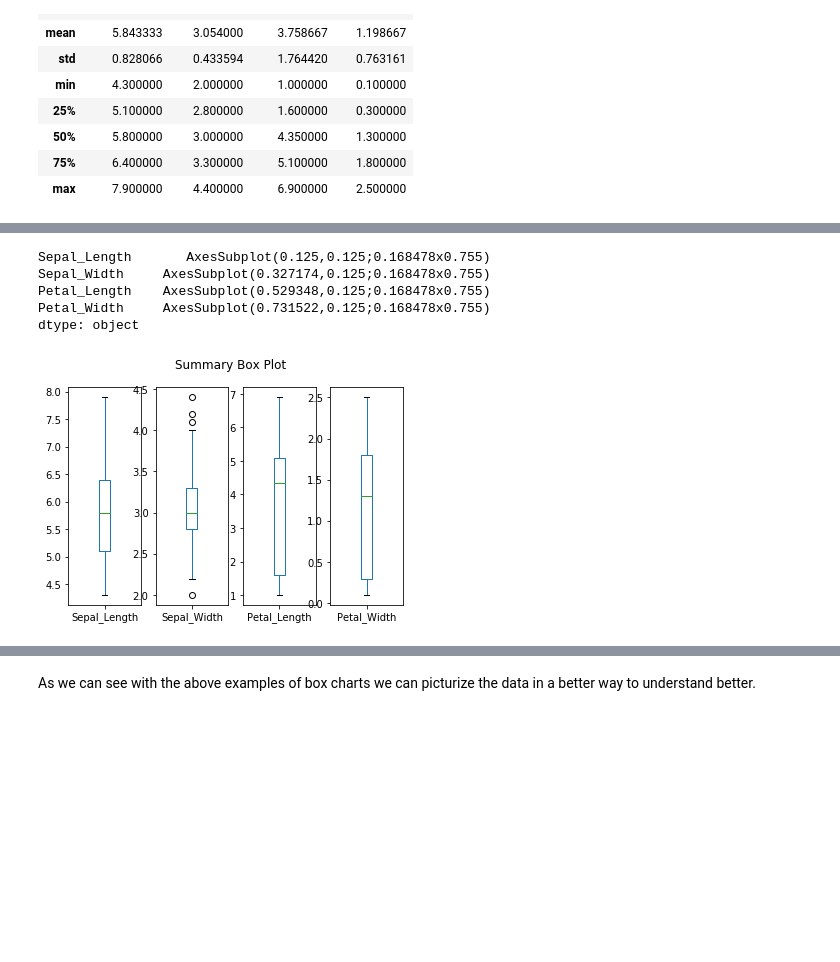
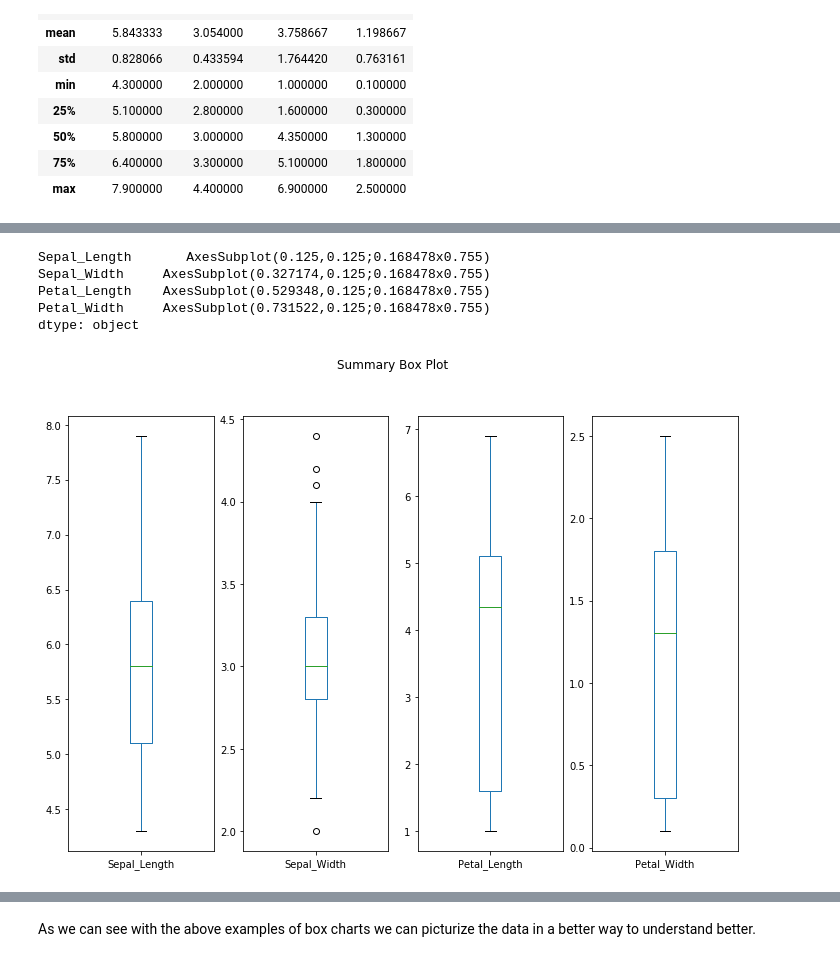
Before and after one commit to cdigap/FDA_Project, a Jupyter notebook: The_Box_Plot_Understanding.ipynb, the cells around one changed output, grey strips where cells are left out. Cells and saved outputs as stored; diff of their text form; code cells hidden in the pictures; blank space fills up the shorter version.

```diff
--- a/The_Box_Plot_Understanding.ipynb
+++ b/The_Box_Plot_Understanding.ipynb
@@ -46,7 +46,7 @@ dfile = "https://archive.ics.uci.edu/ml/machine-learning-databases/iris/iris.dat
 colms = ['Sepal_Length','Sepal_Width','Petal_Length','Petal_Width','Species']
 
 # data File getting the Headers assigned.
-data_file = pd.read_csv(dfile,names=colms)
+data_file = pd.read_csv(dfile,names=colms,index_col='Species')
 
 # Details of each columns identified being generated and displayed.
 data_file.info()
@@ -103,10 +103,10 @@ data_file.boxplot()
 # %%
-data_file.plot(kind='box', subplots = True, layout = (1,4), sharex = False, sharey = False, title='Summary Box Plot')
+data_file.plot(kind='box', subplots = True, layout = (1,4), sharex = False, sharey = False, title='Summary Box Plot', figsize = (12, 8))
 # %% [output]
 Sepal_Length       AxesSubplot(0.125,0.125;0.168478x0.755)
 Sepal_Width     AxesSubplot(0.327174,0.125;0.168478x0.755)
 Petal_Length    AxesSubplot(0.529348,0.125;0.168478x0.755)
 Petal_Width     AxesSubplot(0.731522,0.125;0.168478x0.755)
 dtype: object
-[figure, old version]
+[figure, new version]
 # %%
```
Also changed, not shown: parts of 10 cells of this notebook.
